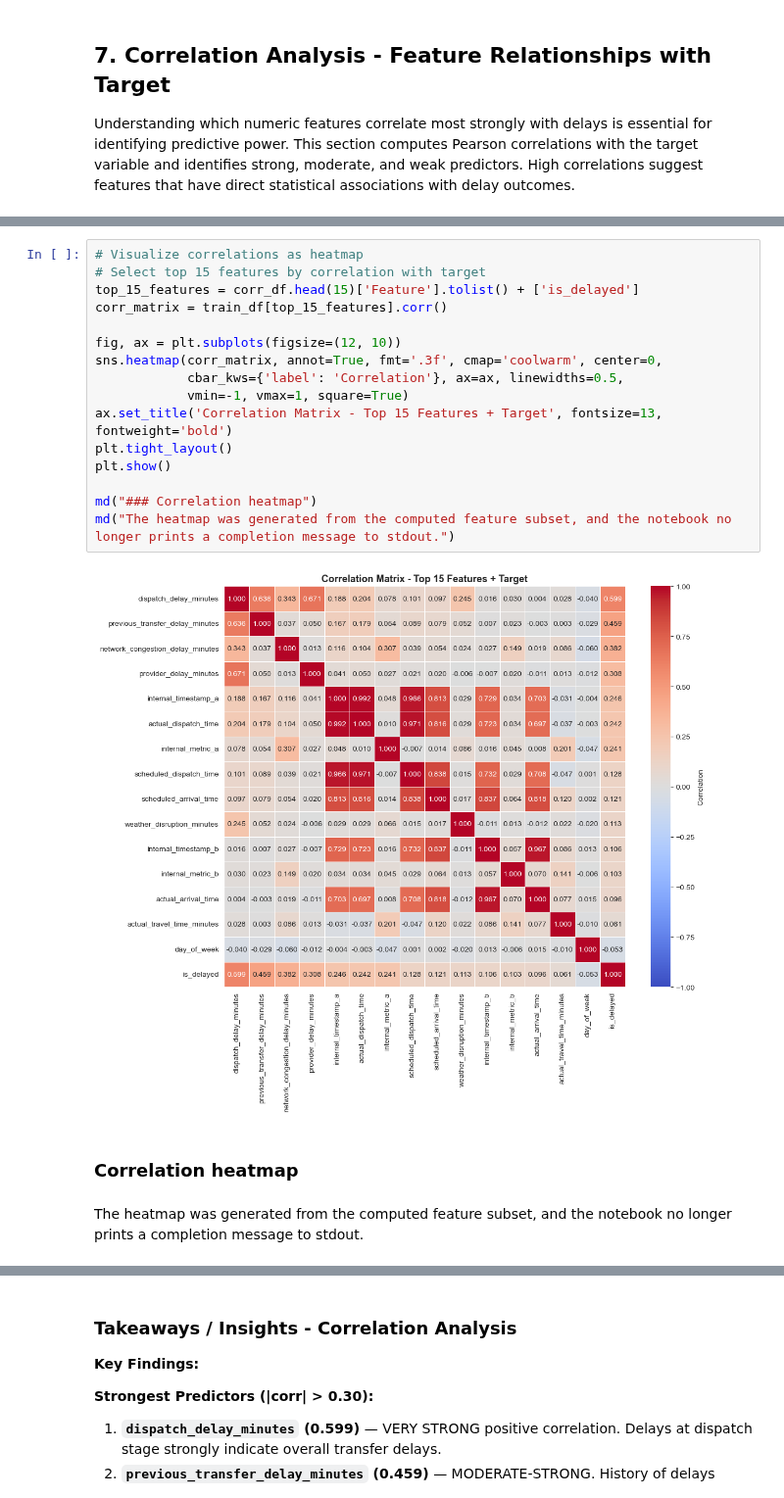
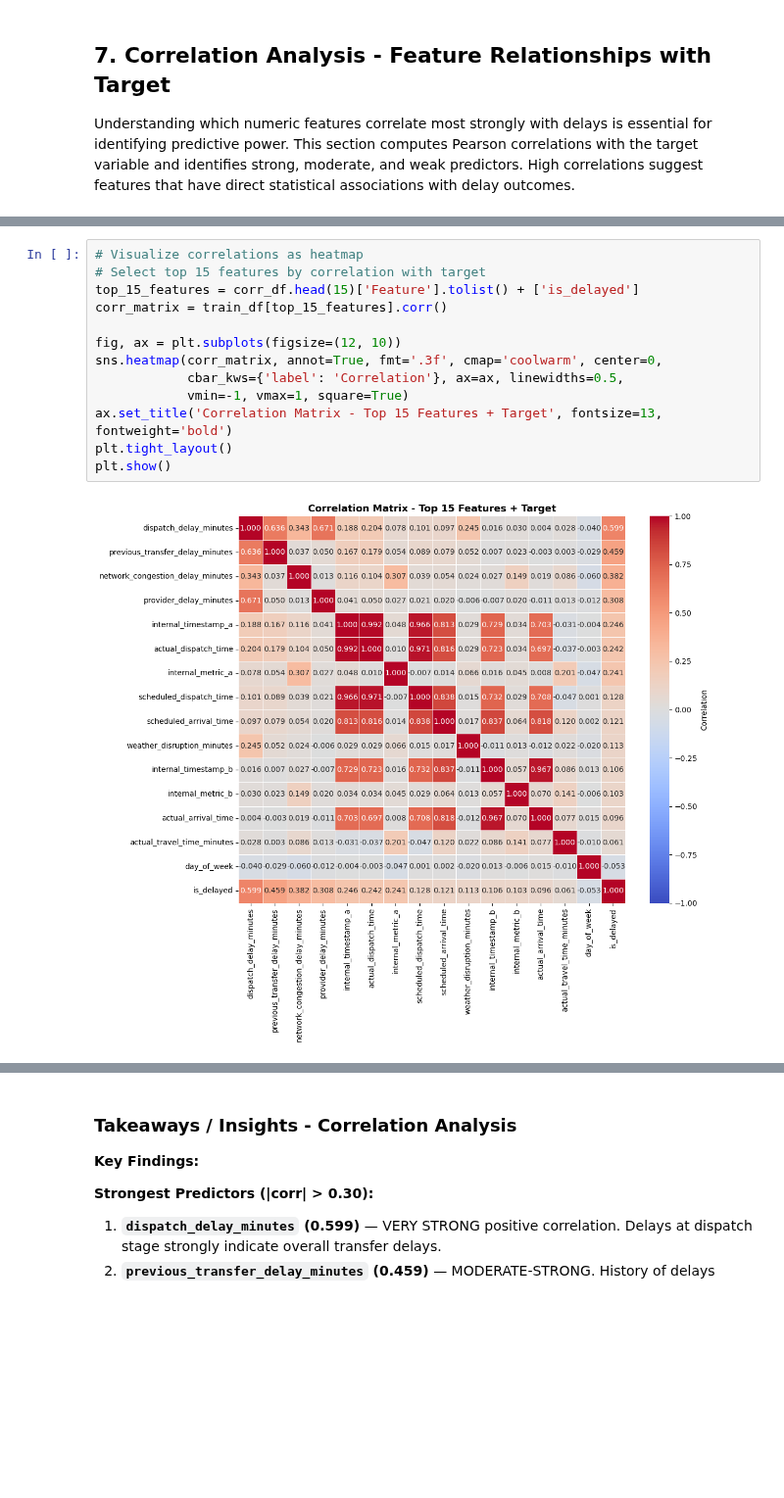
Before and after one commit to InbarKedem/final-project-intro-to-ml, a Jupyter notebook: task.ipynb, the cells around one changed output, grey strips where cells are left out. Shown at 98% size. Saved outputs shown, nothing was run; the diff lists cells and outputs as text; blank space fills up the shorter version.

```diff
--- a/task.ipynb
+++ b/task.ipynb
@@ -414,20 +406,15 @@ Pearson correlations and feature-strength buckets were computed in code, while t
 # %%
 # Visualize correlations as heatmap
 # Select top 15 features by correlation with target
 top_15_features = corr_df.head(15)['Feature'].tolist() + ['is_delayed']
 corr_matrix = train_df[top_15_features].corr()
 
 fig, ax = plt.subplots(figsize=(12, 10))
 sns.heatmap(corr_matrix, annot=True, fmt='.3f', cmap='coolwarm', center=0,
             cbar_kws={'label': 'Correlation'}, ax=ax, linewidths=0.5,
             vmin=-1, vmax=1, square=True)
 ax.set_title('Correlation Matrix - Top 15 Features + Target', fontsize=13, fontweight='bold')
 plt.tight_layout()
 plt.show()
-
-md("### Correlation heatmap")
-md("The heatmap was generated from the computed feature subset, and the notebook no longer prints a completion message to stdout.")
 # %% [output]
-[figure, old version]
+[figure, new version]
-### Correlation heatmap
-The heatmap was generated from the computed feature subset, and the notebook no longer prints a completion message to stdout.
```
Also changed, not shown: parts of 39 cells of this notebook.
